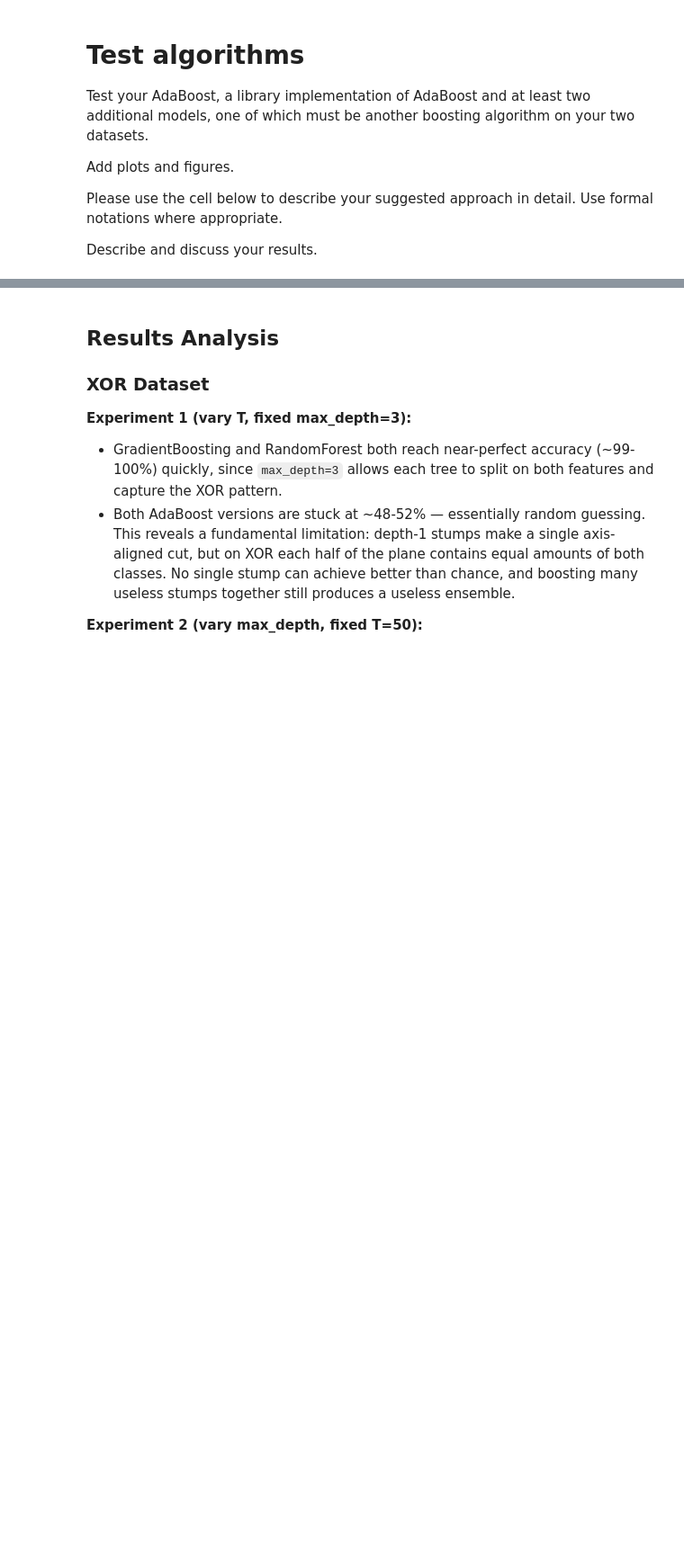
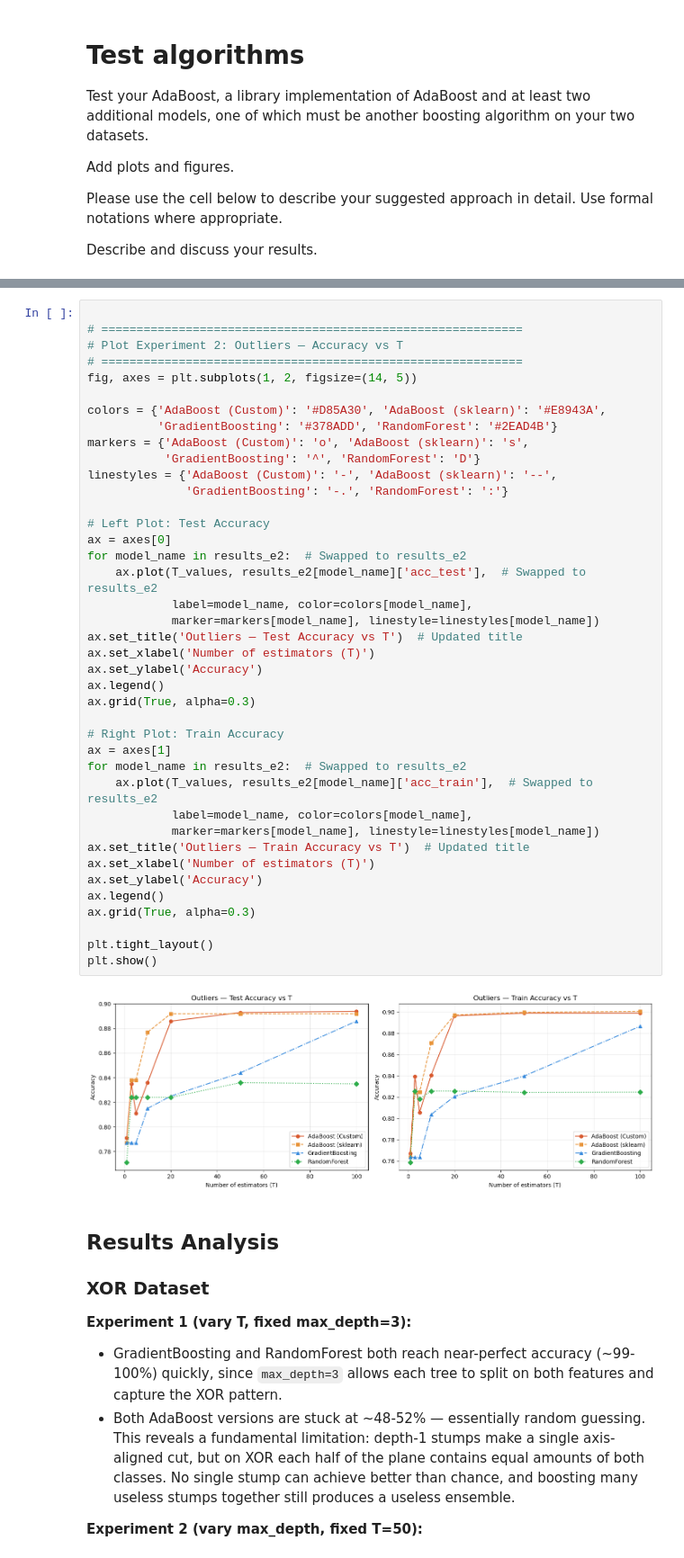
Before and after one commit to davidavivb/AdvancedML_Hw2, a Jupyter notebook: HW2_Boosting.ipynb, the cells around one changed output, grey strips where cells are left out. Shown at 90% size. Cells and saved outputs as stored; diff of their text form; blank space fills up the shorter version.

```diff
--- a/HW2_Boosting.ipynb
+++ b/HW2_Boosting.ipynb
@@ -585,3 +578,45 @@ plt.show()
+# %%
+
+# ============================================================
+# Plot Experiment 2: Outliers — Accuracy vs T
+# ============================================================
+fig, axes = plt.subplots(1, 2, figsize=(14, 5))
+
+colors = {'AdaBoost (Custom)': '#D85A30', 'AdaBoost (sklearn)': '#E8943A',
+          'GradientBoosting': '#378ADD', 'RandomForest': '#2EAD4B'}
+markers = {'AdaBoost (Custom)': 'o', 'AdaBoost (sklearn)': 's',
+           'GradientBoosting': '^', 'RandomForest': 'D'}
+linestyles = {'AdaBoost (Custom)': '-', 'AdaBoost (sklearn)': '--',
+              'GradientBoosting': '-.', 'RandomForest': ':'}
+
+# Left Plot: Test Accuracy
+ax = axes[0]
+for model_name in results_e2:  # Swapped to results_e2
+    ax.plot(T_values, results_e2[model_name]['acc_test'],  # Swapped to results_e2
+            label=model_name, color=colors[model_name],
+            marker=markers[model_name], linestyle=linestyles[model_name])
+ax.set_title('Outliers — Test Accuracy vs T')  # Updated title
+ax.set_xlabel('Number of estimators (T)')
+ax.set_ylabel('Accuracy')
+ax.legend()
+ax.grid(True, alpha=0.3)
+
+# Right Plot: Train Accuracy
+ax = axes[1]
+for model_name in results_e2:  # Swapped to results_e2
+    ax.plot(T_values, results_e2[model_name]['acc_train'],  # Swapped to results_e2
+            label=model_name, color=colors[model_name],
+            marker=markers[model_name], linestyle=linestyles[model_name])
+ax.set_title('Outliers — Train Accuracy vs T')  # Updated title
+ax.set_xlabel('Number of estimators (T)')
+ax.set_ylabel('Accuracy')
+ax.legend()
+ax.grid(True, alpha=0.3)
+
+plt.tight_layout()
+plt.show()
+# %% [output]
+[figure, added]
 # %% [markdown]
 ## Results Analysis
 
```
Also changed, not shown: parts of 6 cells of this notebook.
